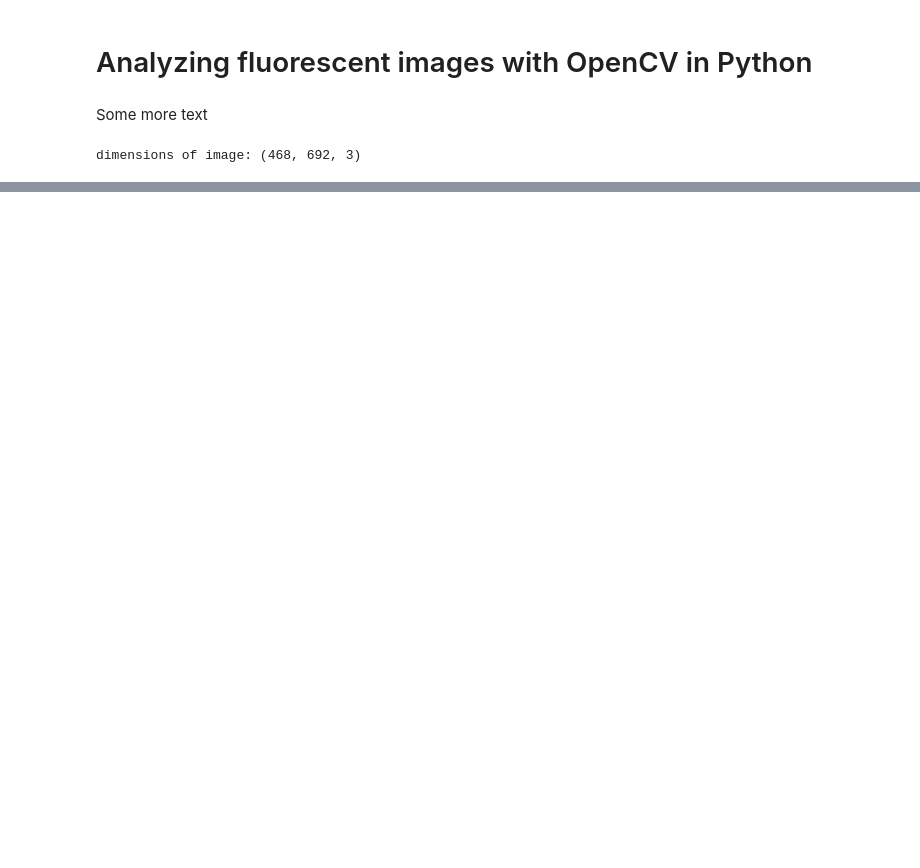
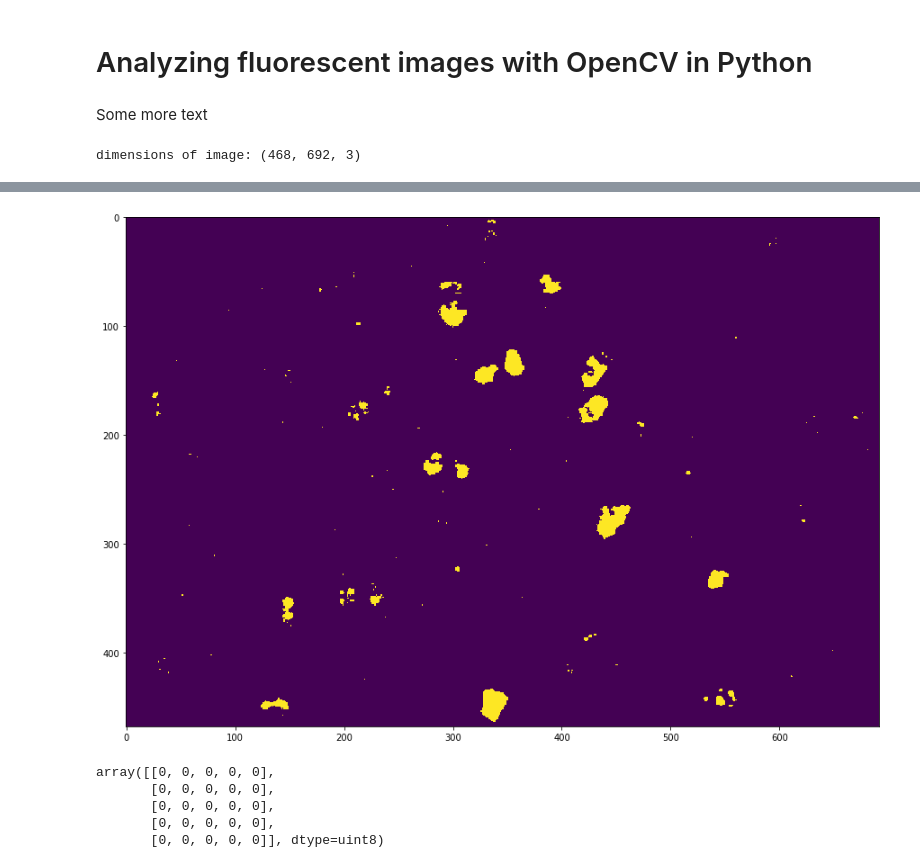
Before and after one commit to lukereding/detect_fluorescent_overlap, a Jupyter notebook: notebook.ipynb, the cells around one changed output, grey strips where cells are left out. Drawn from its saved outputs; the diff is of its cells as text; code cells hidden in the pictures; blank space fills up the shorter version.

```diff
--- a/notebook.ipynb
+++ b/notebook.ipynb
@@ -88,0 +75,13 @@ plt.show()
+# %%
+plt.figure(figsize=(15,15))
+plt.imshow(thresh)
+plt.show()
+
+thresh[:5,:5]
+# %% [output]
+[figure, added]
+array([[0, 0, 0, 0, 0],
+       [0, 0, 0, 0, 0],
+       [0, 0, 0, 0, 0],
+       [0, 0, 0, 0, 0],
+       [0, 0, 0, 0, 0]], dtype=uint8)
```
Also changed, not shown: parts of 12 cells of this notebook, 2 other files.
